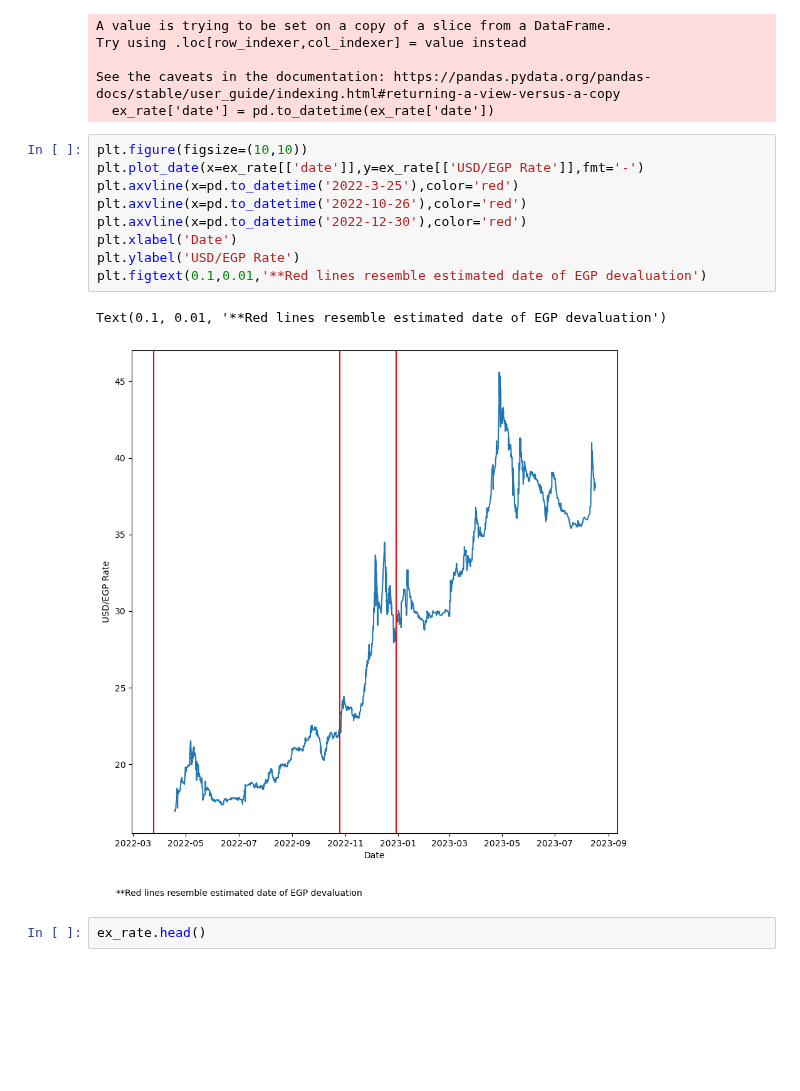
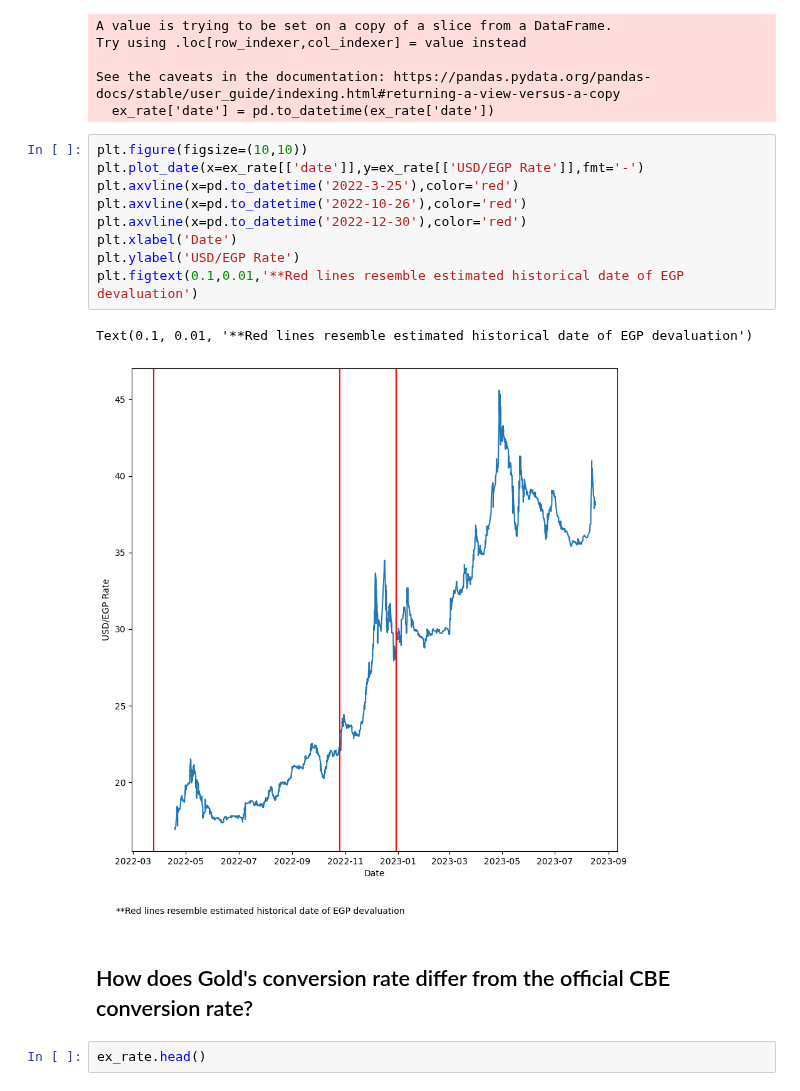
Before and after one commit to hkafrawi/Gold-USD-EGP-Analysis, a Jupyter notebook: understanding-usd-price-through-gold.ipynb, the cells around one changed output. Cells and saved outputs as stored; diff of their text form; blank space fills up the shorter version.

Commit message:
Kaggle Notebook | Understanding USD price through Gold | Version 5

```diff
--- a/understanding-usd-price-through-gold.ipynb
+++ b/understanding-usd-price-through-gold.ipynb
@@ -382,15 +385,17 @@ See the caveats in the documentation: https://pandas.pydata.org/pandas-docs/stab
 # %%
 plt.figure(figsize=(10,10))
 plt.plot_date(x=ex_rate[['date']],y=ex_rate[['USD/EGP Rate']],fmt='-')
 plt.axvline(x=pd.to_datetime('2022-3-25'),color='red')
 plt.axvline(x=pd.to_datetime('2022-10-26'),color='red')
 plt.axvline(x=pd.to_datetime('2022-12-30'),color='red')
 plt.xlabel('Date')
 plt.ylabel('USD/EGP Rate')
-plt.figtext(0.1,0.01,'**Red lines resemble estimated date of EGP devaluation')
+plt.figtext(0.1,0.01,'**Red lines resemble estimated historical date of EGP devaluation')
 # %% [output]
-Text(0.1, 0.01, '**Red lines resemble estimated date of EGP devaluation')
+Text(0.1, 0.01, '**Red lines resemble estimated historical date of EGP devaluation')
-[figure, old version]
+[figure, new version]
+# %% [markdown]
+## How does Gold's conversion rate differ from the official CBE conversion rate?
 # %%
 ex_rate.head()
 # %% [output]
```
Also changed, not shown: parts of 11 cells of this notebook.
